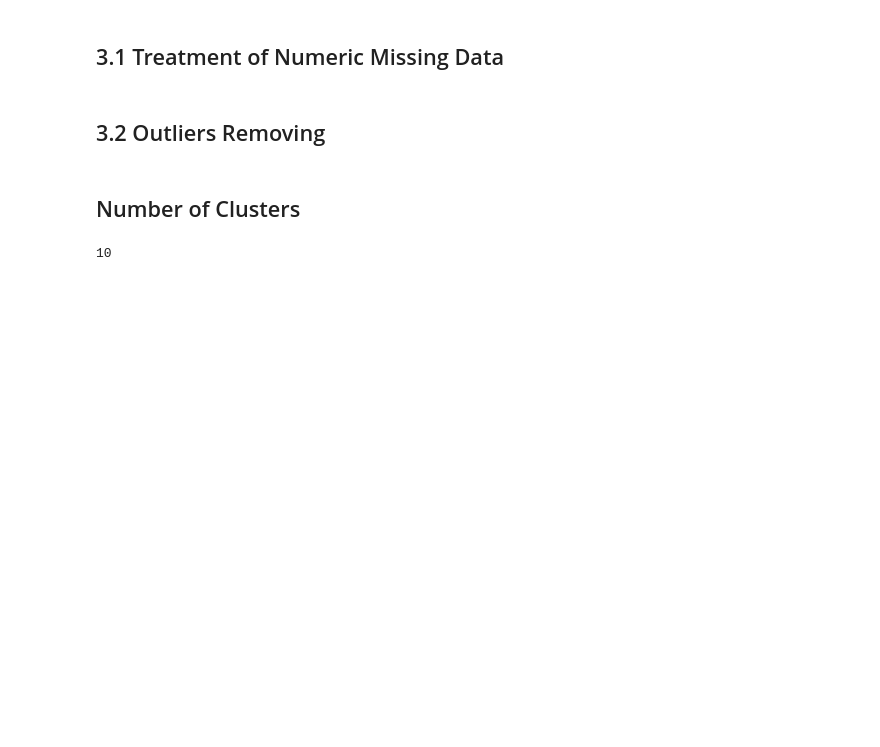
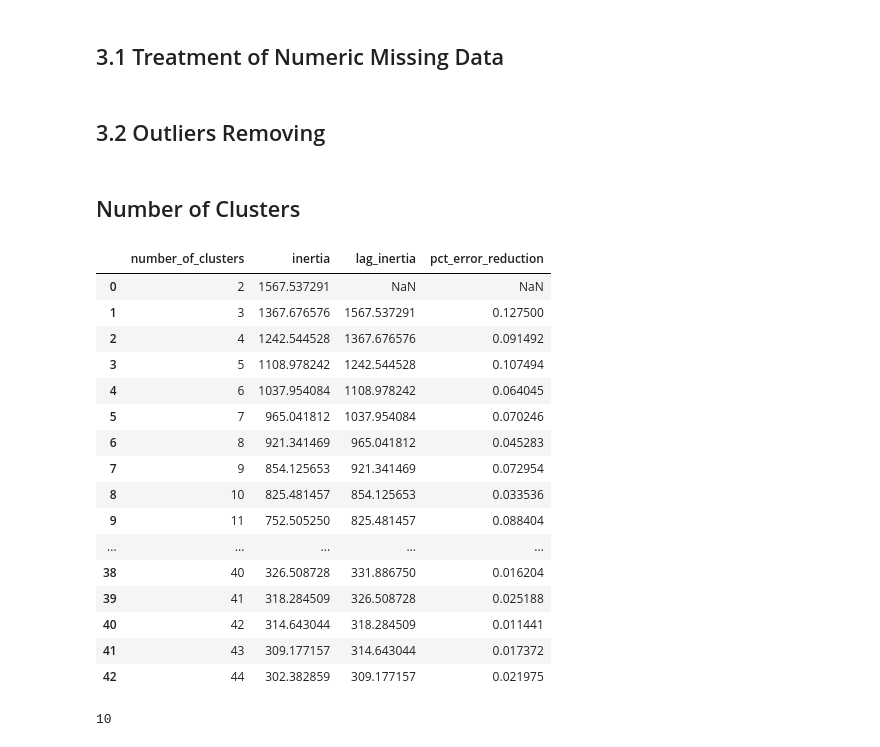
Before and after one commit to maxreis86/FIEP-Machine-Learning-e-Computacao-em-Nuvem, a Jupyter notebook: aula_02_titanic_kmeans/2_Fast_Machine_Learning.ipynb, the cells around one changed output. Drawn from its saved outputs; the diff is of its cells as text; code cells hidden in the pictures; blank space fills up the shorter version.

```diff
--- a/aula_02_titanic_kmeans/2_Fast_Machine_Learning.ipynb
+++ b/aula_02_titanic_kmeans/2_Fast_Machine_Learning.ipynb
@@ -174,7 +174,25 @@ df_cluster_plot = pd.DataFrame({'number_of_clusters':[i for i in range(2,datapre
 # %%
 df_cluster_plot['lag_inertia'] = df_cluster_plot['inertia'].shift(1)
 df_cluster_plot['pct_error_reduction'] = 1-(df_cluster_plot['inertia'] / df_cluster_plot['lag_inertia'])
-# df_cluster_plot
+df_cluster_plot
+# %% [output]
+|  | number_of_clusters | inertia | lag_inertia | pct_error_reduction |
+| 0 | 2 | 1567.537291 | NaN | NaN |
+| 1 | 3 | 1367.676576 | 1567.537291 | 0.127500 |
+| 2 | 4 | 1242.544528 | 1367.676576 | 0.091492 |
+| 3 | 5 | 1108.978242 | 1242.544528 | 0.107494 |
+| 4 | 6 | 1037.954084 | 1108.978242 | 0.064045 |
+| 5 | 7 | 965.041812 | 1037.954084 | 0.070246 |
+| 6 | 8 | 921.341469 | 965.041812 | 0.045283 |
+| 7 | 9 | 854.125653 | 921.341469 | 0.072954 |
+| 8 | 10 | 825.481457 | 854.125653 | 0.033536 |
+| 9 | 11 | 752.505250 | 825.481457 | 0.088404 |
+| ... | ... | ... | ... | ... |
+| 38 | 40 | 326.508728 | 331.886750 | 0.016204 |
+| 39 | 41 | 318.284509 | 326.508728 | 0.025188 |
+| 40 | 42 | 314.643044 | 318.284509 | 0.011441 |
+| 41 | 43 | 309.177157 | 314.643044 | 0.017372 |
+| 42 | 44 | 302.382859 | 309.177157 | 0.021975 |
 # %%
 max_number_of_clusters = df_cluster_plot.query('pct_error_reduction < 0.04')['number_of_clusters'].min()
 max_number_of_clusters
```
Also changed, not shown: parts of 1 cell of this notebook.
